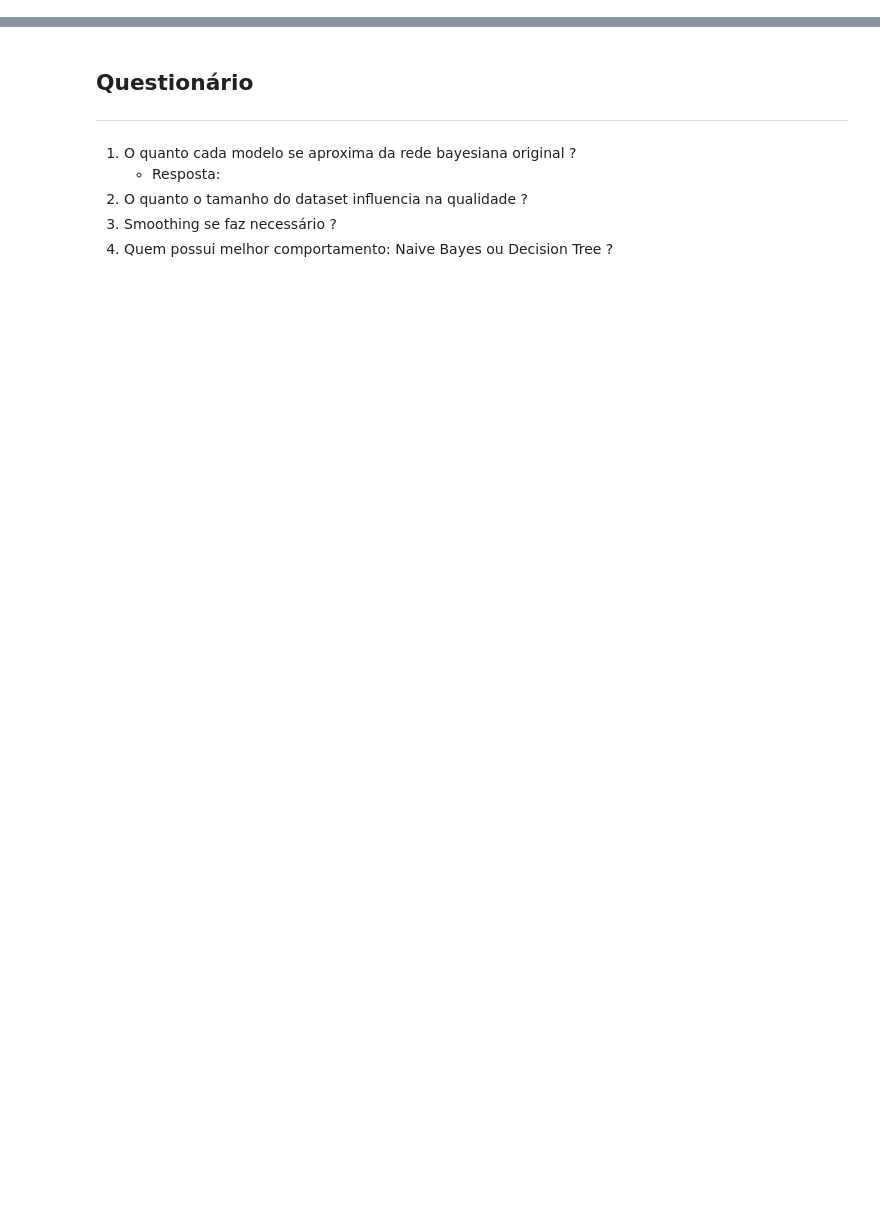
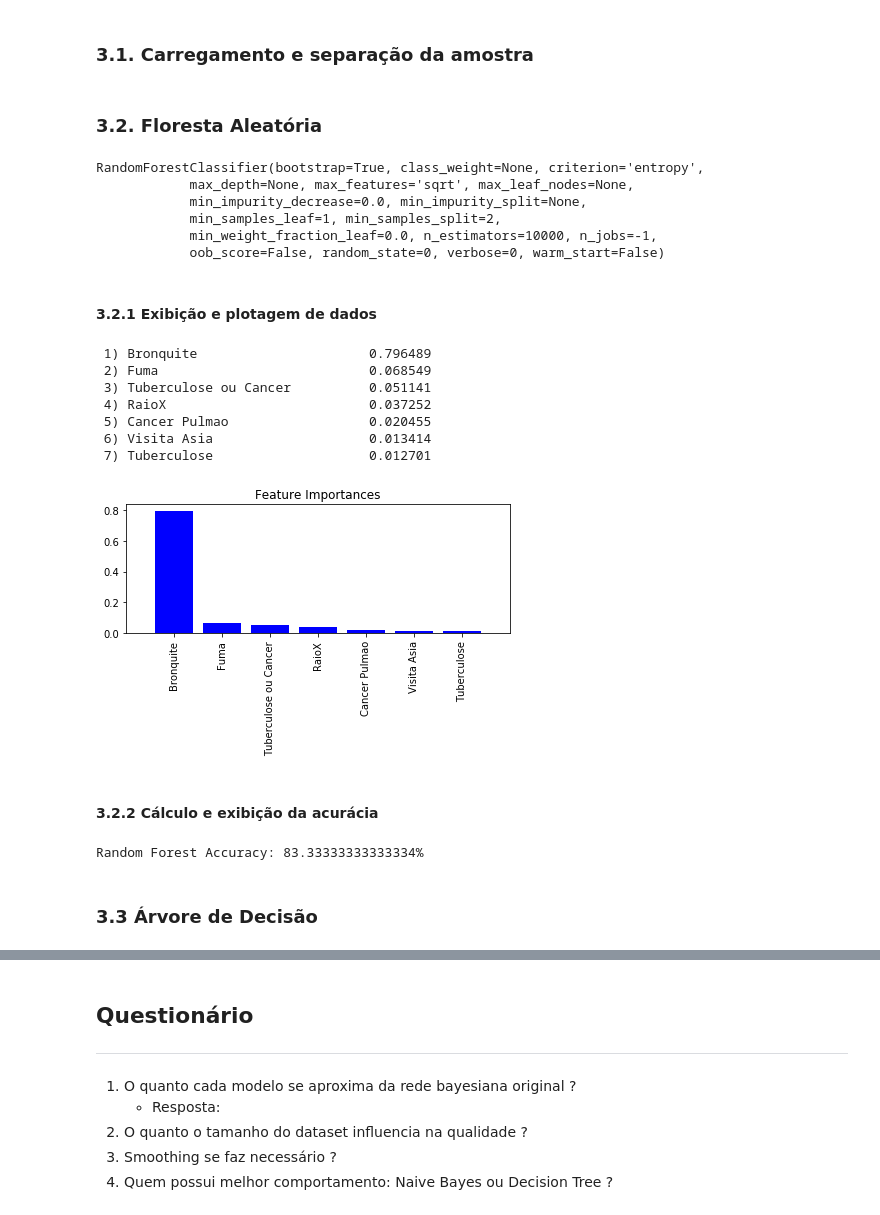
Before and after one commit to AkioCode/IAProjeto2, a Jupyter notebook: Relatório.ipynb, the cells around one changed output, grey strips where cells are left out. Drawn from its saved outputs; the diff is of its cells as text; code cells hidden in the pictures; blank space fills up the shorter version.

Commit message:
Edita relatório, preenche campos da árvore de decisão e faz estrutura do relatório

```diff
--- a/Relatório.ipynb
+++ b/Relatório.ipynb
@@ -22,0 +39,2 @@
+# %% [markdown]
+### 3.1. Carregamento e separação da amostra
@@ -22,0 +60,57 @@
+# %% [markdown]
+### 3.2. Floresta Aleatória
+# %%
+forest = RandomForestClassifier(n_estimators=10000,
+                                criterion='entropy',
+                                max_features='sqrt',
+                                random_state=0,
+                                n_jobs=-1)
+
+forest.fit(X1k_train, y1k_train)
+# %% [output]
+RandomForestClassifier(bootstrap=True, class_weight=None, criterion='entropy',
+            max_depth=None, max_features='sqrt', max_leaf_nodes=None,
+            min_impurity_decrease=0.0, min_impurity_split=None,
+            min_samples_leaf=1, min_samples_split=2,
+            min_weight_fraction_leaf=0.0, n_estimators=10000, n_jobs=-1,
+            oob_score=False, random_state=0, verbose=0, warm_start=False)
+# %% [markdown]
+#### 3.2.1 Exibição e plotagem de dados
+# %%
+importances = forest.feature_importances_
+
+indices = np.argsort(importances)[::-1]
+
+for f in range(X1k_train.shape[1]):
+    print("%2d) %-*s %f" % (f + 1, 30,
+                            feat_labels[indices[f]],
+                            importances[indices[f]]))
+
+plt.title('Feature Importances')
+plt.bar(range(X1k_train.shape[1]),
+        importances[indices],
+        color='blue',
+        align='center')
+
+plt.xticks(range(X1k_train.shape[1]), feat_labels[indices], rotation=90)
+plt.xlim([-1, X1k_train.shape[1]])
+plt.tight_layout()
+plt.show()
+# %% [output]
+ 1) Bronquite                      0.796489
+ 2) Fuma                           0.068549
+ 3) Tuberculose ou Cancer          0.051141
+ 4) RaioX                          0.037252
+ 5) Cancer Pulmao                  0.020455
+ 6) Visita Asia                    0.013414
+ 7) Tuberculose                    0.012701
+[figure, added]
+# %% [markdown]
+#### 3.2.2 Cálculo e exibição da acurácia
+# %%
+y_pred = forest.predict(X1k_test)
+print("Random Forest Accuracy: {0}%".format(metrics.accuracy_score(y1k_test, y_pred) * 100))
+# %% [output]
+Random Forest Accuracy: 83.33333333333334%
+# %% [markdown]
+### 3.3 Árvore de Decisão
```
Also changed, not shown: parts of 15 cells of this notebook, 1 other file.
